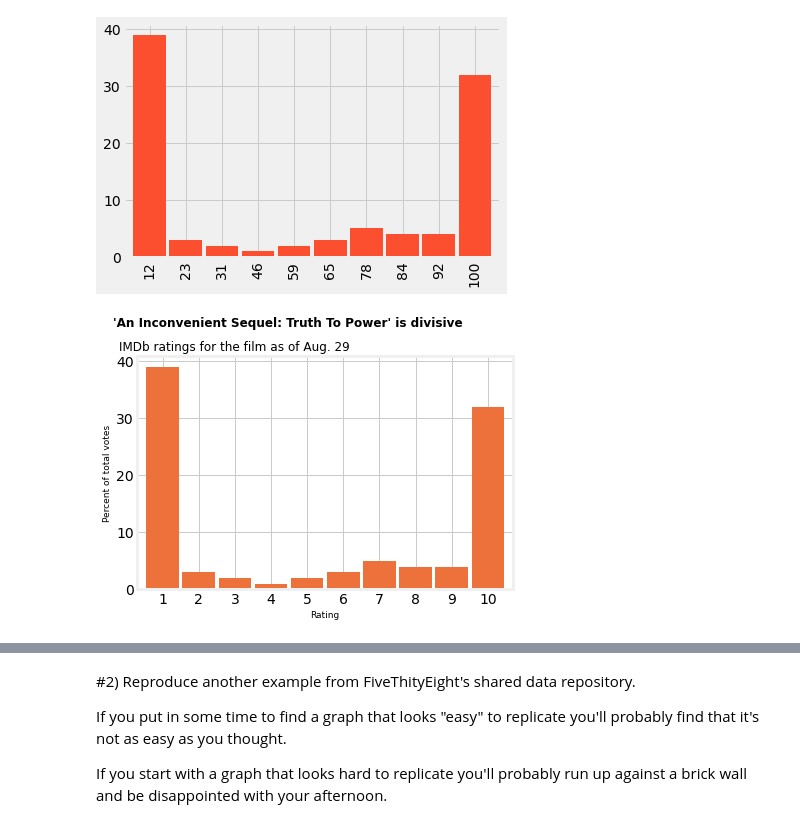
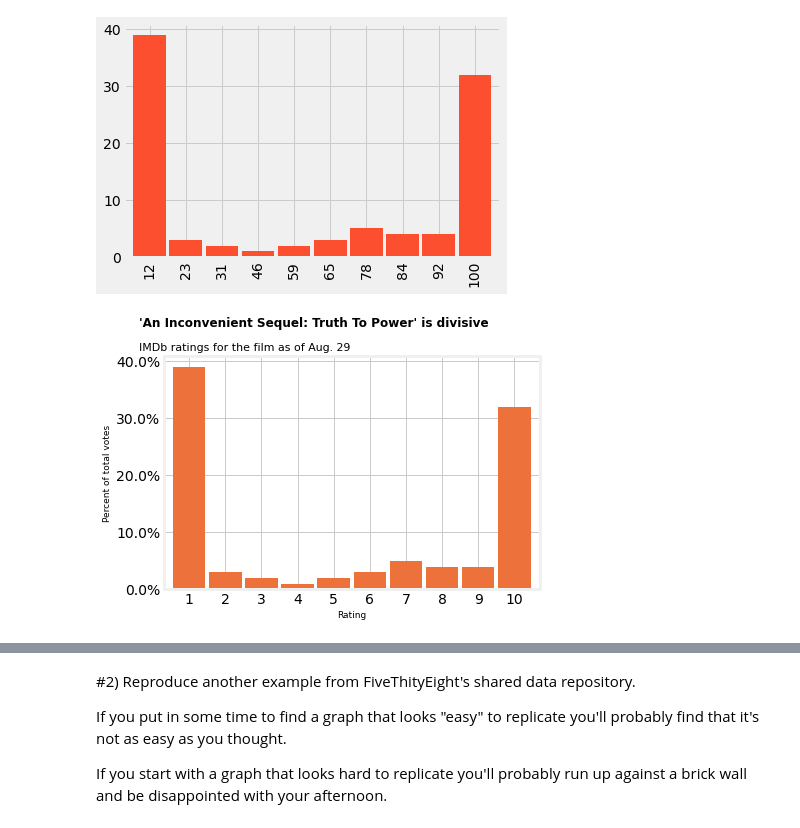
Before and after one commit to yestrella14/DS-Unit-1-Sprint-1-Data-Wrangling-and-Storytelling, a Jupyter notebook: LS_DS_114_Make_Explanatory_Visualizations_Assignment.ipynb, the cells around one changed output, grey strips where cells are left out. Cells and saved outputs as stored; diff of their text form; code cells hidden in the pictures.

```diff
--- a/LS_DS_114_Make_Explanatory_Visualizations_Assignment.ipynb
+++ b/LS_DS_114_Make_Explanatory_Visualizations_Assignment.ipynb
@@ -83,32 +86,35 @@ rating_fake.value_counts().sort_index().plot.bar(color='C1', width =0.9);
 # %%
 #Creating annotations
 
 fig, ax = plt.subplots()
 #Set the backgroud color to white
 fig.patch.set(facecolor='white')
 
 #Set the bar color
 rating_fake.value_counts().sort_index().plot.bar(width=0.9, color='#ED713A')
 #Set axis color
 ax.set(facecolor='white')
 
 #Set titles and subtitles
 
 ax.set_title("'An Inconvenient Sequel: Truth To Power' is divisive",
              fontsize=12, x=0.4, y=1.1, fontweight='bold')
 
-ax.text(s='IMDb ratings for the film as of Aug. 29', fontsize=12, x=-1.2, y=42);
+ax.text(s='IMDb ratings for the film as of Aug. 29', fontsize=11, x=-1.4, y=42);
 
 #x and y axis labels
 ax.set_xlabel('Rating', fontsize=9)
 ax.set_ylabel('Percent of total votes', fontsize=9);
 
 #x and y axis tick marks and grid
 ax.set_xticklabels(range(1,96), rotation=0);
 ax.set_yticklabels(range(0,50,10));
 ax.set_yticks(range(0,50,10));
+#set percentage using the percentFormatter method
+#mtick is part of the matplotlib ticker library
+ax.yaxis.set_major_formatter(mtick.PercentFormatter())
 # %% [output]
-[figure, old version]
+[figure, new version]
 # %%
 display(example)
 # %% [output]
```
Also changed, not shown: parts of 33 cells of this notebook.
